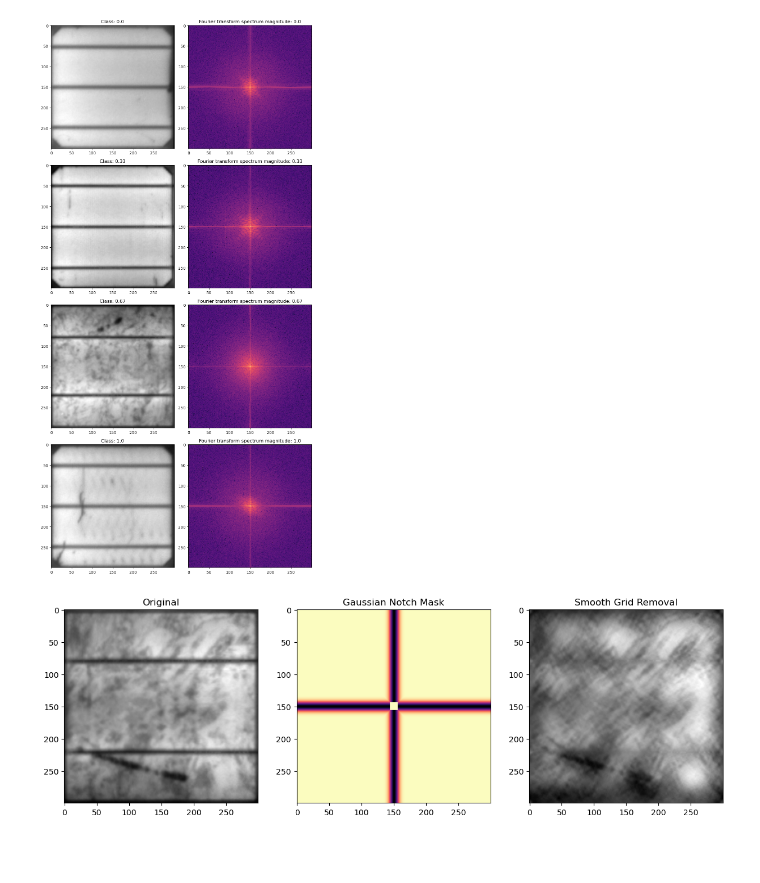
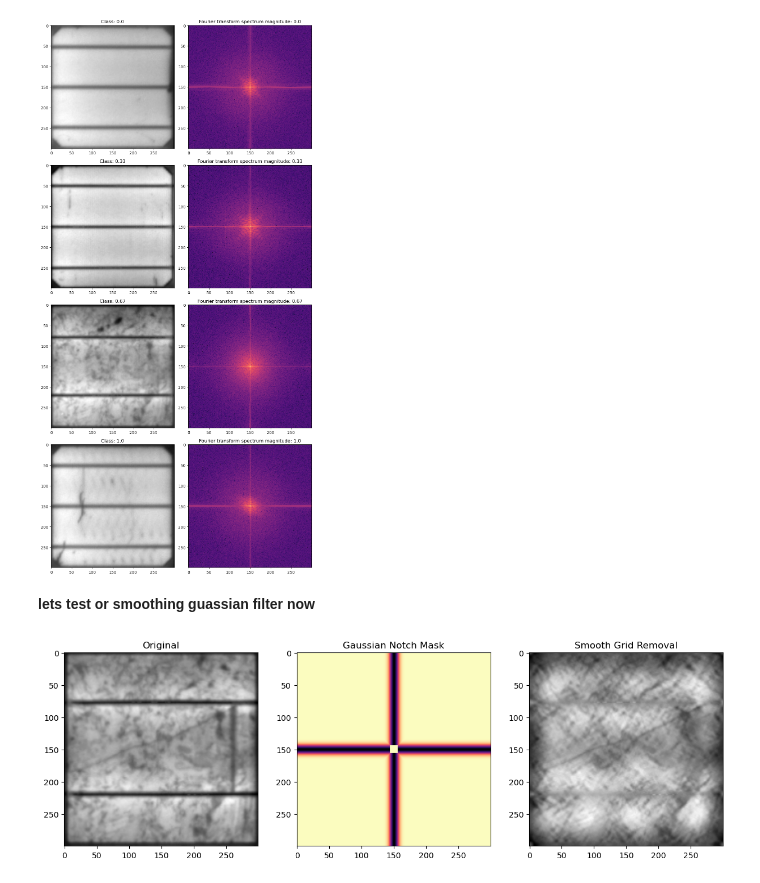
Before and after one commit to Mahmoud-N-Elmallah/Deep-Photonics-Reliability, a Jupyter notebook: src/EDA.ipynb, the cells around one changed output. Drawn from its saved outputs; the diff is of its cells as text; code cells hidden in the pictures; blank space fills up the shorter version.

```diff
--- a/src/EDA.ipynb
+++ b/src/EDA.ipynb
@@ -35,17 +35,19 @@ plt.tight_layout()
 plt.show()
 # %% [output]
 [figure]
+# %% [markdown]
+**lets test or smoothing guassian filter now**
 # %%
-img = cv2.imread(f'../data/images/cell0115.png', 0)
+img = cv2.imread(f'../data/images/cell0076.png', 0) # this is a poly cell with label of 1.0 since this is the most important case to smooth out
 dft_shift, spectrum = compute_fft_spectrum(img)
-filtered_dft, mask = apply_gaussian_notch_filter(dft_shift, width=5,notch_depth=0.95)
-cleaned_img = reconstruct_image(filtered_dft)
+filtered_dft, mask = apply_gaussian_notch_filter(dft_shift)
+cleaned_img = reconstruct_image(filtered_dft,apply_bilateral=False)
 
-# Visualize
+# plot the sample
 plt.figure(figsize=(15, 5))
 plt.subplot(131), plt.imshow(img, cmap='gray'), plt.title("Original")
 plt.subplot(132), plt.imshow(mask, cmap='magma'), plt.title("Gaussian Notch Mask")
 plt.subplot(133), plt.imshow(cleaned_img, cmap='gray'), plt.title("Smooth Grid Removal")
 plt.show()
 # %% [output]
-[figure, old version]
+[figure, new version]
```
Also changed, not shown: 1 other file.
